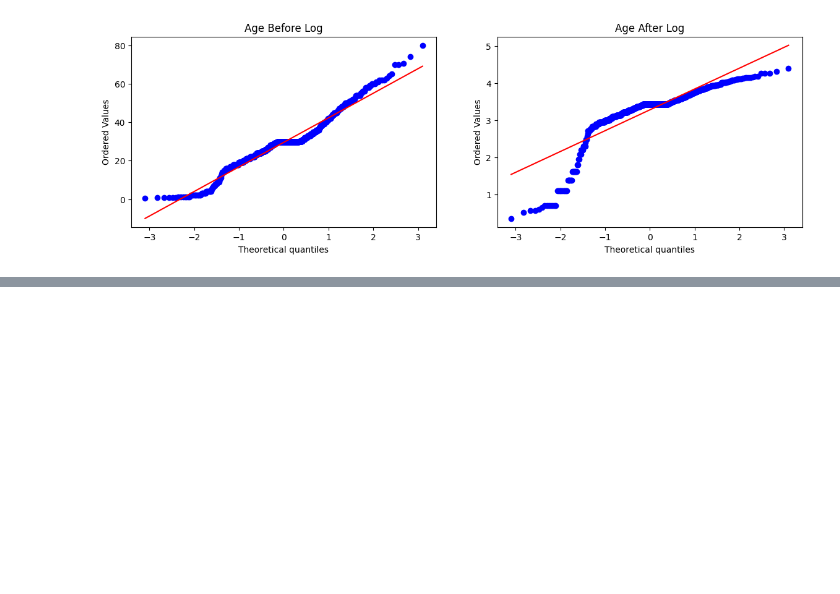
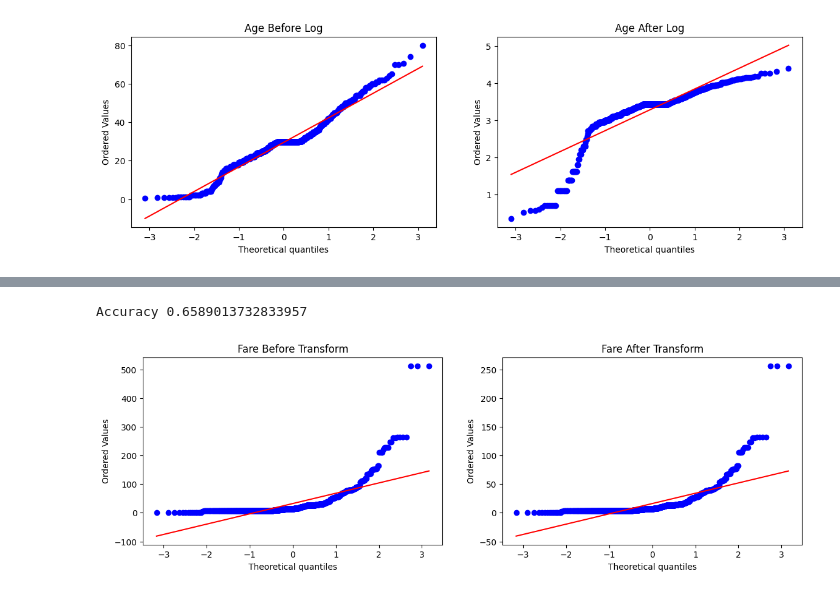
Before and after one commit to fuadh246/ML, a Jupyter notebook: Transformer/Function_Transformer/Function_Transformer.ipynb, the cells around one changed output, grey strips where cells are left out. Saved outputs shown, nothing was run; the diff lists cells and outputs as text; code cells hidden in the pictures; blank space fills up the shorter version.

```diff
--- a/Transformer/Function_Transformer/Function_Transformer.ipynb
+++ b/Transformer/Function_Transformer/Function_Transformer.ipynb
@@ -221,0 +229,6 @@ Accuracy 0.6195131086142323
+# %%
+# Square Root Transform
+apply_transform(lambda x: x**1/2)
+# %% [output]
+Accuracy 0.6589013732833957
+[figure, added]
```
Also changed, not shown: parts of 9 cells of this notebook, 4 other files.
